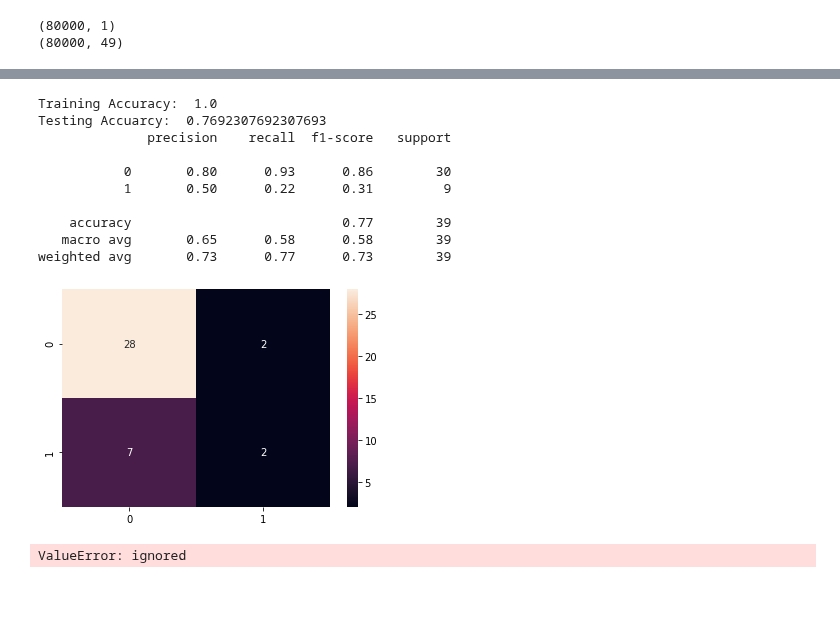
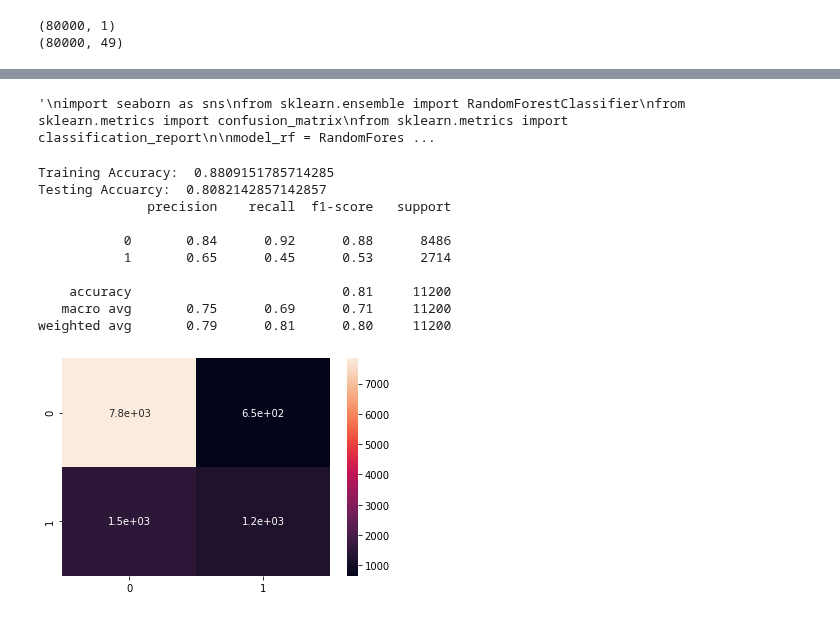
Before and after one commit to Ayanlola2002/Data-Science-Nigeria, a Jupyter notebook: Copy_of_DSN_BOOTCAMP_2020.ipynb, the cells around one changed output, grey strips where cells are left out. Cells and saved outputs as stored; diff of their text form; code cells hidden in the pictures.

```diff
--- a/Copy_of_DSN_BOOTCAMP_2020.ipynb
+++ b/Copy_of_DSN_BOOTCAMP_2020.ipynb
@@ -239,3 +238,11 @@ data_joined
+# %%
+from sklearn.preprocessing import LabelEncoder
+
+le = LabelEncoder()
+data_joined['form_field47'] = le.fit_transform(data_joined['form_field47'])
+# removing unnecassary columns
+
+data_joined =data_joined.drop(['form_field47'], axis = 1)
 # %%
 
 # separating train and test datasets from data
@@ -277,6 +284,7 @@ x_valid = sc.transform(x_valid)
 x_test = sc.transform(x_test)
 # %%
 # Appllying RANDOM FOREST CLASSIFIER
+'''
 import seaborn as sns
 from sklearn.ensemble import RandomForestClassifier
 from sklearn.metrics import confusion_matrix
@@ -299,22 +307,60 @@ cm = confusion_matrix(y_valid, y_pred)
 sns.heatmap(cm, annot = True)
 
 y_pred = model_rf.predict(x_test)
+'''
 # %% [output]
-Training Accuracy:  1.0
-Testing Accuarcy:  0.7692307692307693
-              precision    recall  f1-score   support
-
-           0       0.80      0.93      0.86        30
-           1       0.50      0.22      0.31         9
-
-    accuracy                           0.77        39
-   macro avg       0.65      0.58      0.58        39
-weighted avg       0.73      0.77      0.73        39
+'\nimport seaborn as sns\nfrom sklearn.ensemble import RandomForestClassifier\nfrom sklearn.metrics import confusion_matrix\nfrom sklearn.metrics import classification_report\n\nmodel_rf = RandomFores ...
-[figure, removed]
+# %%
+# Appllying Xgboost CLASSIFIER
+import seaborn as sns
+from xgboost import XGBClassifier
+from sklearn.metrics import confusion_matrix
+from sklearn.metrics import classification_report
+
+#model_xg = XGBClassifier()
+model_xg = XGBClassifier(
+ learning_rate =0.1,
+ n_estimators=200,
+ max_depth=7,
+ min_child_weight=2,
+ gamma=0.2,
+ subsample=0.9,
+ colsample_bytree=0.7,
+ reg_alpha=0.05,
+ objective= 'binary:logistic',
+ nthread=4,
+ scale_pos_weight=1,
+ seed=27)
+model_xg.fit(x_train, y_train)
+
+y_pred = model_xg.predict(x_valid)
+
+print("Training Accuracy: ", model_xg.score(x_train, y_train))
+print('Testing Accuarcy: ', model_xg.score(x_valid, y_valid))
+
+# making a classification report
+cr = classification_report(y_valid,  y_pred)
+print(cr)
+
+# making a confusion matrix
+cm = confusion_matrix(y_valid, y_pred)
+sns.heatmap(cm, annot = True)
+
+y_pred = model_xg.predict(x_test)
+# %% [output]
+Training Accuracy:  0.8809151785714285
+Testing Accuarcy:  0.8082142857142857
+              precision    recall  f1-score   support
+
+           0       0.84      0.92      0.88      8486
+           1       0.65      0.45      0.53      2714
+
+    accuracy                           0.81     11200
+   macro avg       0.75      0.69      0.71     11200
+weighted avg       0.79      0.81      0.80     11200
+[figure, added]
 # %%
 
 #Prepare our Submission file
 my_submission = pd.DataFrame({'Application ID':Application_id, 'default_status':y_pred})
-my_submission.to_csv('submission_ayanlola.csv', index=False)
+my_submission.to_csv('submission_ayanlolaxg_par_median.csv', index=False)
-# %% [output]
-ValueError: ignored
```
Also changed, not shown: parts of 7 cells of this notebook.
